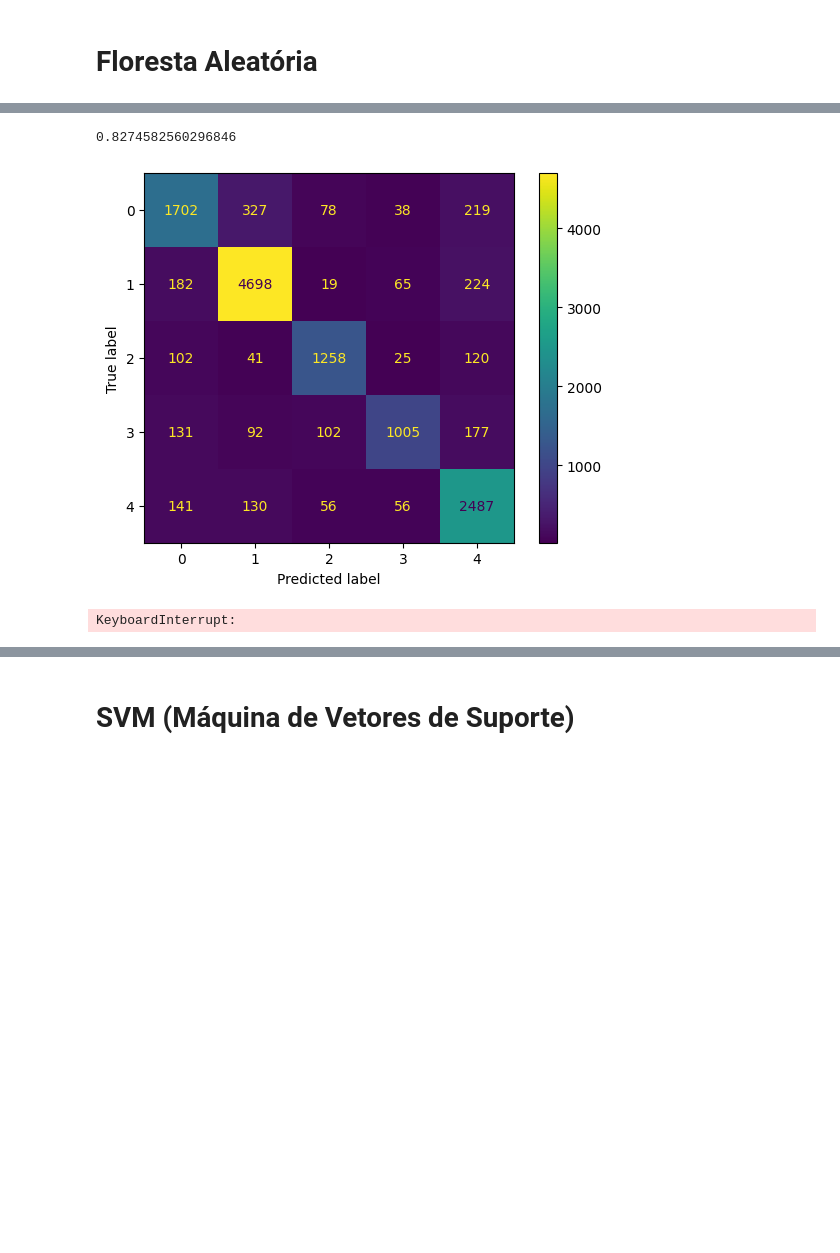
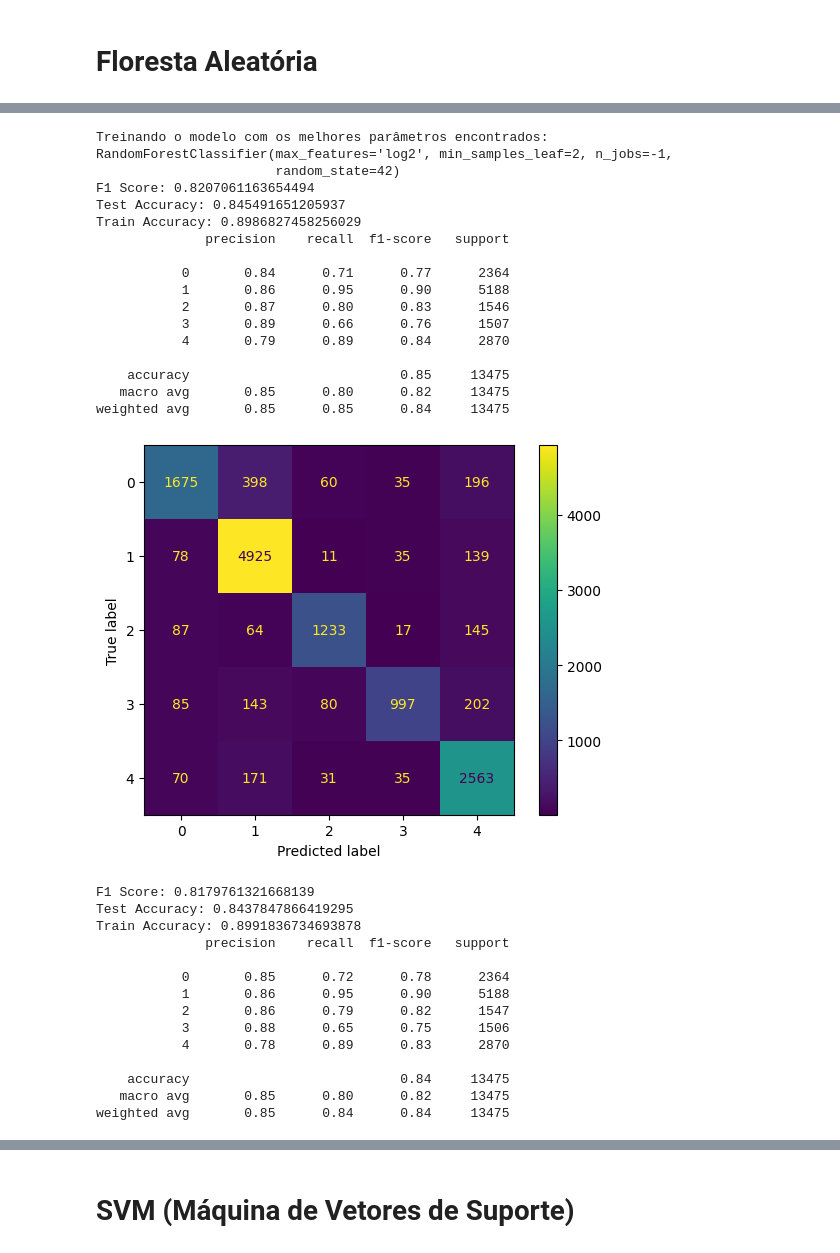
Before and after one commit to danielshz/news-categories-analysis, a Jupyter notebook: Modelos.ipynb, the cells around one changed output, grey strips where cells are left out. Drawn from its saved outputs; the diff is of its cells as text; code cells hidden in the pictures; blank space fills up the shorter version.

Commit message:
Added neural network model and fixed some models

```diff
--- a/Modelos.ipynb
+++ b/Modelos.ipynb
@@ -122,5 +169,12 @@ GridSearchCV(cv=5,
 # %%
 # Melhores parâmetros encontrados pelo Grid Search
 print(grid_search.best_params_)
+
+# Melhor score encontrado pelo Grid Search
+print(grid_search.best_score_)
+
+# Melhor modelo encontrado pelo Grid Search
+best_model = grid_search.best_estimator_
+print(best_model)
 # %% [output]
 {'C': 2, 'solver': 'saga'}
@@ -210,16 +381,17 @@ pkl.dump(log, open('logistic_regression_model.pkl', 'wb'))
 # %%
 # Random Forest
 
-rf = RandomForestClassifier(n_jobs=-1) # n_jobs=-1 para usar todos os cores do processador!
+rf = RandomForestClassifier(n_jobs=-1, random_state=42) # n_jobs=-1 para usar todos os cores do processador!
 
 # Grid Search
 
-param_grid = {'n_estimators': [100, 300],
-                'max_depth': [25, 50 ,100], # Talvez aumentar o max_depth?
+param_grid = {'n_estimators': [25, 50, 100],
+                'min_samples_leaf': [2, 5, 10],
+                'criterion': ['gini', 'entropy'],
                 'max_features': ['sqrt', 'log2'],
-                'criterion': ['gini', 'entropy']}
+            }
 
-grid_search = GridSearchCV(estimator=rf, param_grid=param_grid, cv=5)
+grid_search = GridSearchCV(estimator=rf, param_grid=param_grid, cv=5, verbose=2, return_train_score=True, n_jobs=-1, scoring='f1_macro') # Evitar overfitting
 
 grid_search.fit(X_train_val, y_train_val)
 # %% [output]
@@ -227,4 +446,11 @@ KeyboardInterrupt:
 # %%
 # Melhores parâmetros encontrados pelo Grid Search
 print(grid_search.best_params_)
+
+# Melhor score encontrado pelo Grid Search
+print(grid_search.best_score_)
+
+# Melhor modelo encontrado pelo Grid Search
+best_model = grid_search.best_estimator_
+print(best_model)
 # %% [output]
@@ -232,34 +461,71 @@ AttributeError: 'GridSearchCV' object has no attribute 'best_params_'
 # %%
 # Usando os melhores parâmetros para treinar o modelo e avaliar no conjunto de teste e aplicar cross validation
 
 # n_estimators = grid_search.best_params_['n_estimators']
 # max_depth = grid_search.best_params_['max_depth']
 # max_features = grid_search.best_params_['max_features']
 # criterion = grid_search.best_params_['criterion']
 
-n_estimators = 400 # Nao influencia muito
-max_depth = 200 # Importante, quanto maior melhor
-max_features = 'sqrt'
-criterion = 'entropy'
+# n_estimators = 300 # Nao influencia muito
+# max_depth = 200 # Importante, quanto maior melhor
+# max_features = 'log2'
+# criterion = 'gini'
 
-rf = RandomForestClassifier(n_estimators=n_estimators, max_depth=max_depth, max_features=max_features, criterion=criterion, n_jobs=-1)
+# rf = RandomForestClassifier(max_features=max_features, criterion=criterion, n_jobs=-1, random_state=42)
+# rf = RandomForestClassifier(criterion='entropy', n_jobs=-1, random_state=42, min_samples_leaf=10)
+
+rf = best_model
+print('Treinando o modelo com os melhores parâmetros encontrados:')
+print(best_model)
 
 kf = StratifiedKFold(n_splits=5, shuffle=True, random_state=42)
 
 for train_index, val_index in kf.split(X_train_val, y_train_val):
     X_train, X_val = X_train_val[train_index], X_train_val[val_index]
     y_train, y_val = y_train_val.iloc[train_index], y_train_val.iloc[val_index]
 
     rf.fit(X_train, y_train)
     y_pred = rf.predict(X_val)
-    print(accuracy_score(y_val, y_pred))
+    print('F1 Score:', f1_score(y_val, y_pred, average='macro'))
+    print('Test Accuracy:', accuracy_score(y_val, y_pred))
+    print('Train Accuracy:', accuracy_score(y_train, rf.predict(X_train)))
+    print(classification_report(y_val, y_pred))
 
     # Matriz de Confusão
     cm = confusion_matrix(y_val, y_pred)
     disp = ConfusionMatrixDisplay(confusion_matrix=cm)
     disp.plot()
     plt.show()
 # %% [output]
-0.8274582560296846
+Treinando o modelo com os melhores parâmetros encontrados:
+RandomForestClassifier(max_features='log2', min_samples_leaf=2, n_jobs=-1,
+                       random_state=42)
+F1 Score: 0.8207061163654494
+Test Accuracy: 0.845491651205937
+Train Accuracy: 0.8986827458256029
+              precision    recall  f1-score   support
+
+           0       0.84      0.71      0.77      2364
+           1       0.86      0.95      0.90      5188
+           2       0.87      0.80      0.83      1546
+           3       0.89      0.66      0.76      1507
+           4       0.79      0.89      0.84      2870
+
+    accuracy                           0.85     13475
+   macro avg       0.85      0.80      0.82     13475
+weighted avg       0.85      0.85      0.84     13475
-[figure, old version]
+[figure, new version]
-KeyboardInterrupt:
+F1 Score: 0.8179761321668139
+Test Accuracy: 0.8437847866419295
+Train Accuracy: 0.8991836734693878
+              precision    recall  f1-score   support
+
+           0       0.85      0.72      0.78      2364
+           1       0.86      0.95      0.90      5188
+           2       0.86      0.79      0.82      1547
+           3       0.88      0.65      0.75      1506
+           4       0.78      0.89      0.83      2870
+
+    accuracy                           0.84     13475
+   macro avg       0.85      0.80      0.82     13475
+weighted avg       0.85      0.84      0.84     13475
```
Also changed, not shown: parts of 34 cells of this notebook, 1 other file.
